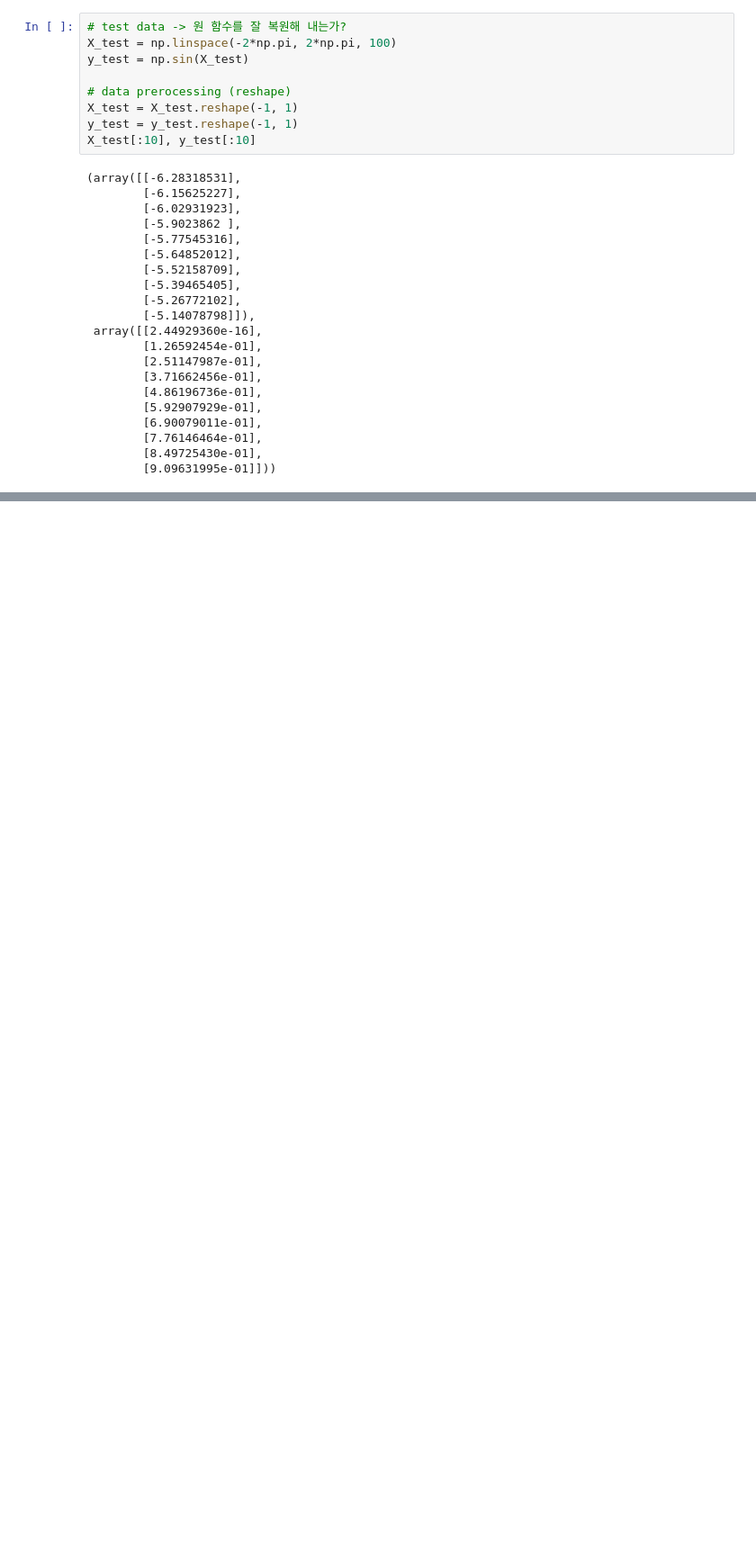
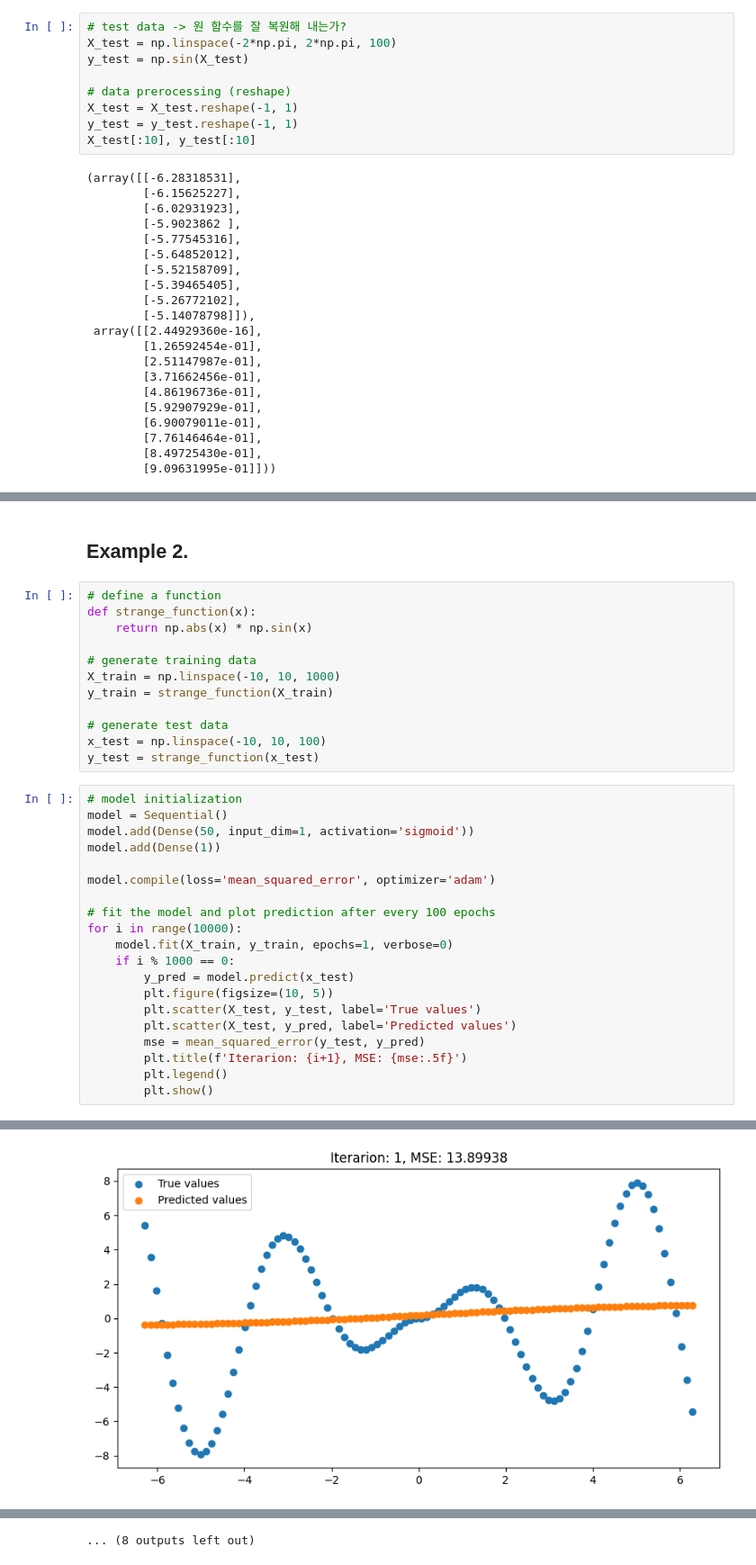
Before and after one commit to ahn283/learning, a Jupyter notebook: recommendation/chapter3/uat.ipynb, the cells around one changed output, grey strips where cells are left out. Shown: that part at 90% size. Saved outputs shown, nothing was run; the diff lists cells and outputs as text; blank space fills up the shorter version.

```diff
--- a/recommendation/chapter3/uat.ipynb
+++ b/recommendation/chapter3/uat.ipynb
@@ -133 +141,36 @@ kernel (50, 1)
 bias (1,)
+# %% [markdown]
+## Example 2.
+# %%
+# define a function
+def strange_function(x):
+    return np.abs(x) * np.sin(x)
+
+# generate training data
+X_train = np.linspace(-10, 10, 1000)
+y_train = strange_function(X_train)
+
+# generate test data
+x_test = np.linspace(-10, 10, 100)
+y_test = strange_function(x_test)
+# %%
+# model initialization
+model = Sequential()
+model.add(Dense(50, input_dim=1, activation='sigmoid'))
+model.add(Dense(1))
+
+model.compile(loss='mean_squared_error', optimizer='adam')
+
+# fit the model and plot prediction after every 100 epochs
+for i in range(10000):
+    model.fit(X_train, y_train, epochs=1, verbose=0)
+    if i % 1000 == 0:
+        y_pred = model.predict(x_test)
+        plt.figure(figsize=(10, 5))
+        plt.scatter(X_test, y_test, label='True values')
+        plt.scatter(X_test, y_pred, label='Predicted values')
+        mse = mean_squared_error(y_test, y_pred)
+        plt.title(f'Iterarion: {i+1}, MSE: {mse:.5f}')
+        plt.legend()
+        plt.show()
+# %% [output]
@@ -133,0 +178 @@ bias (1,)
+[figure, added]
@@ -133,0 +189 @@ bias (1,)
+... (8 outputs left out)
```
Also changed, not shown: parts of 5 cells of this notebook, 3 other files.
